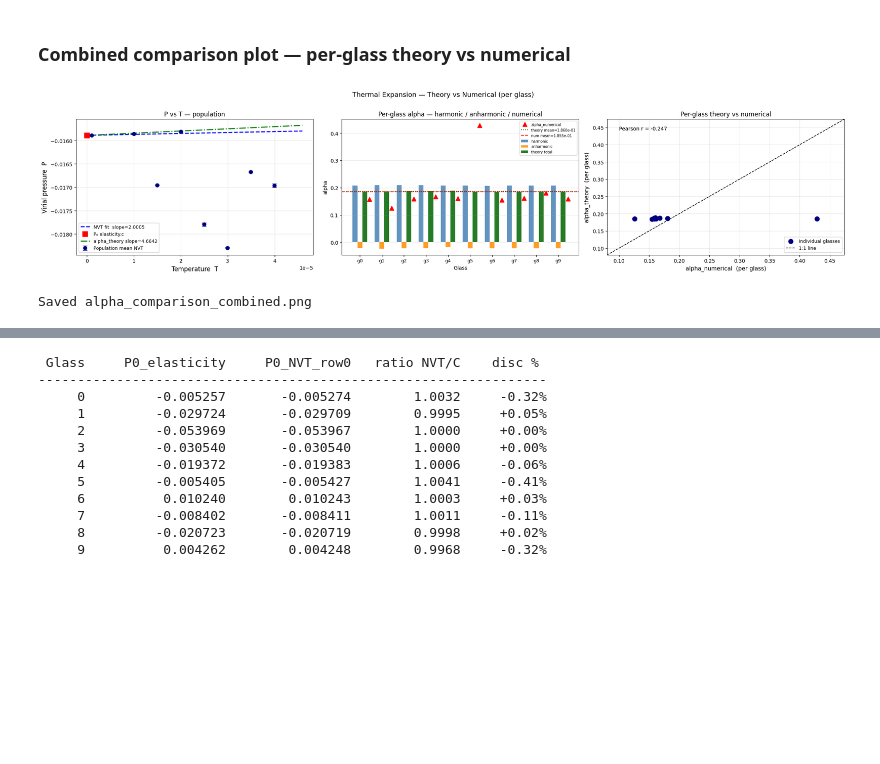
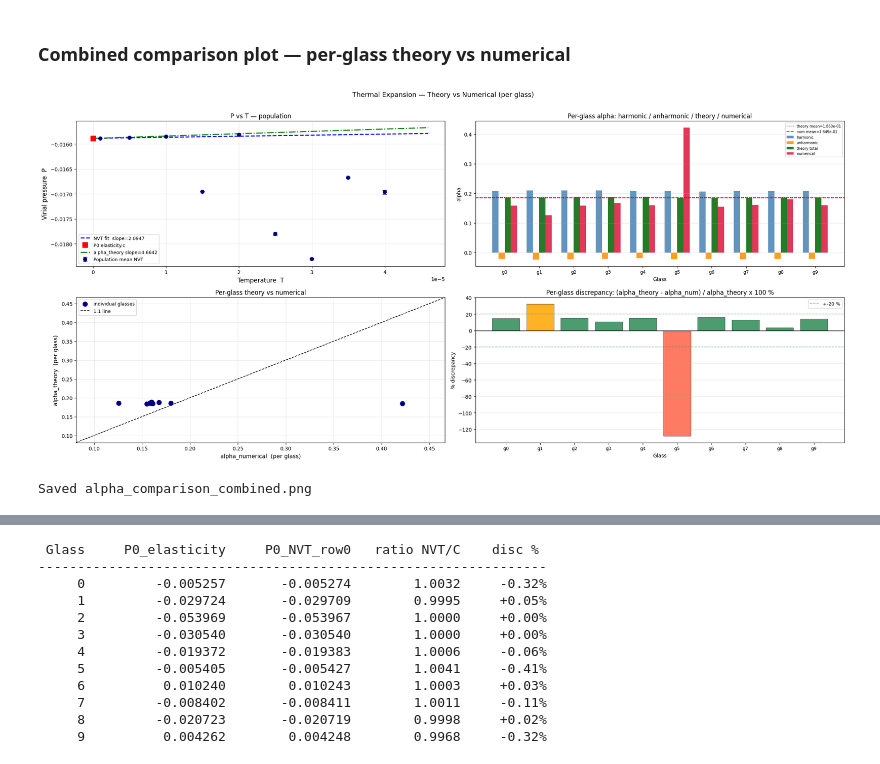
Before and after one commit to sangam28si24/glass_simulations_thermal_expansivity, a Jupyter notebook: LJ_glass/attempt_4/thermal_expansion_lj.ipynb, the cells around one changed output, grey strips where cells are left out. Drawn from its saved outputs; the diff is of its cells as text; code cells hidden in the pictures; blank space fills up the shorter version.

```diff
--- a/LJ_glass/attempt_4/thermal_expansion_lj.ipynb
+++ b/LJ_glass/attempt_4/thermal_expansion_lj.ipynb
@@ -589,10 +614,10 @@ DATA_DIR_C = "initial_files"
 
 alpha_num_path = os.path.join(DATA_DIR_C, "alpha_numerical.txt")
 with open(alpha_num_path, "w") as _f:
-    _f.write("# Numerical alpha — population mean and per-glass\n")
+    _f.write("# Numerical alpha — per-glass mean and per-glass values\n")
     _f.write(f"dPdT  {dPdT:.12g}\n")
     _f.write(f"K     {K_mean:.12g}\n")
-    _f.write(f"alpha {alpha:.12g}\n")
+    _f.write(f"alpha {alpha:.12g}\n")            # population alpha = dPdT / K_mean
     _f.write("# per-glass: glass  dPdT  K  alpha_numerical\n")
     for g in GLASSES:
         if g not in alpha_numerical:
@@ -602,6 +627,7 @@ with open(alpha_num_path, "w") as _f:
 
 print(f"Wrote {alpha_num_path}")
 print(f"  alpha_pop   = {alpha:+.6e}  ±  {alpha_err:.6e}")
+print(f"  alpha_num   = {alpha_num_mean:+.6e}  (std = {alpha_num_std:.6e})")
 print(f"  alpha_num per glass:")
 for g, av in alpha_numerical.items():
     print(f"    g{g}: {av:+.6e}")
@@ -745,72 +772,95 @@ else:
 if not results_path.exists():
     print("Run Cell 28 first.")
 else:
-    fig, axes = plt.subplots(1, 3, figsize=(22, 5))
+    fig, axes = plt.subplots(2, 2, figsize=(22, 10))
 
-    # Left: P vs T with per-glass fits and theory prediction
-    ax = axes[0]
+    #  Panel 1 (top-left): P vs T population
+    ax = axes[0, 0]
     T_line = np.linspace(0, T_arr.max() * 1.15, 300)
     ax.errorbar(T_arr, P_arr, yerr=E_arr, fmt='o', color='navy',
                 markersize=7, capsize=4, label='Population mean NVT', zorder=3)
     ax.plot(T_line, P0_fit + dPdT * T_line, 'b--', lw=2,
             label=f'NVT fit  slope={dPdT:.4f}')
-    ax.plot(0, P0_mean, 'rs', markersize=10, zorder=5, label='P₀ elasticity.c')
+    ax.plot(0, P0_mean, 'rs', markersize=10, zorder=5, label='P0 elasticity.c')
     dPdT_theory = alpha_theory_mean * K_mean
     ax.plot(T_line, P0_mean + dPdT_theory * T_line, 'g-.', lw=2,
             label=f'alpha_theory slope={dPdT_theory:.4f}')
     ax.set_xlabel('Temperature  T', fontsize=12)
     ax.set_ylabel('Virial pressure  P', fontsize=12)
     ax.set_title('P vs T — population')
-    ax.legend(fontsize=9); ax.grid(alpha=0.3)
+    ax.legend(fontsize=9)
+    ax.grid(alpha=0.3)
 
-    # Middle: per-glass bar chart
-    ax2 = axes[1]
-    x = np.arange(len(g_theory))
-    bw = 0.22
-    ax2.bar(x - bw,   alpha_harm_arr,   bw, label='harmonic',   color='steelblue',  alpha=0.85)
-    ax2.bar(x,        alpha_anharm_arr, bw, label='anharmonic', color='darkorange', alpha=0.85)
-    ax2.bar(x + bw,   alpha_theory_arr, bw, label='theory total', color='darkgreen', alpha=0.85)
-    # per-glass numerical as red dots
-    for i, g in enumerate(g_theory):
-        if g in alpha_numerical:
-            ax2.plot(x[i] + 2*bw, alpha_numerical[g], 'r^', ms=8, zorder=5,
-                     label='alpha_numerical' if i == 0 else '')
+    #  Panel 2 (top-right): per-glass bars — 4 series
+    ax2 = axes[0, 1]
+    x  = np.arange(len(g_theory))
+    bw = 0.18
+    ax2.bar(x - 1.5*bw, alpha_harm_arr,   bw, label='harmonic',     color='steelblue',  alpha=0.85)
+    ax2.bar(x - 0.5*bw, alpha_anharm_arr, bw, label='anharmonic',   color='darkorange', alpha=0.85)
+    ax2.bar(x + 0.5*bw, alpha_theory_arr, bw, label='theory total', color='darkgreen',  alpha=0.85)
+    # alpha_numerical as a bar (4th series)
+    an_arr_ordered = np.array([alpha_numerical.get(int(g), np.nan) for g in g_theory])
+    ax2.bar(x + 1.5*bw, an_arr_ordered,   bw, label='numerical',    color='crimson',    alpha=0.85)
     ax2.axhline(alpha_theory_mean, color='darkgreen', ls=':', lw=1.5,
                 label=f'theory mean={alpha_theory_mean:.3e}')
     ax2.axhline(alpha_num_mean, color='red', ls='--', lw=1.5,
                 label=f'num mean={alpha_num_mean:.3e}')
     ax2.set_xticks(x)
-    ax2.set_xticklabels([f'g{g}' for g in g_theory], fontsize=9)
-    ax2.set_xlabel('Glass'); ax2.set_ylabel('alpha')
-    ax2.set_title('Per-glass alpha — harmonic / anharmonic / numerical')
-    ax2.legend(fontsize=7); ax2.grid(axis='y', alpha=0.3)
+    ax2.set_xticklabels([f'g{int(g)}' for g in g_theory], fontsize=9)
+    ax2.set_xlabel('Glass')
+    ax2.set_ylabel('alpha')
+    ax2.set_title('Per-glass alpha: harmonic / anharmonic / theory / numerical')
+    ax2.legend(fontsize=7)
+    ax2.grid(axis='y', alpha=0.3)
 
-    # Right: theory vs numerical scatter (per glass)
-    ax3 = axes[2]
-    an_vals = np.array([alpha_numerical.get(g, np.nan) for g in g_theory])
-    valid = ~np.isnan(an_vals)
+    #  Panel 3 (bottom-left): theory vs numerical scatter
+    ax3 = axes[1, 0]
+    an_vals = np.array([alpha_numerical.get(int(g), np.nan) for g in g_theory])
+    valid   = ~np.isnan(an_vals)
     ax3.scatter(an_vals[valid], alpha_theory_arr[valid], color='navy', s=80, zorder=3,
                 label='individual glasses')
-    # 1:1 line
     all_vals = np.concatenate([an_vals[valid], alpha_theory_arr[valid]])
-    pad = (all_vals.max() - all_vals.min()) * 0.15
+    pad  = (all_vals.max() - all_vals.min()) * 0.15
     lims = (all_vals.min() - pad, all_vals.max() + pad)
     ax3.plot(lims, lims, 'k--', lw=1.2, label='1:1 line')
-    ax3.set_xlim(lims); ax3.set_ylim(lims)
+    ax3.set_xlim(lims)
+    ax3.set_ylim(lims)
     ax3.set_xlabel('alpha_numerical  (per glass)', fontsize=11)
     ax3.set_ylabel('alpha_theory  (per glass)', fontsize=11)
     ax3.set_title('Per-glass theory vs numerical')
-    ax3.legend(fontsize=9); ax3.grid(alpha=0.3)
-    # annotate correlation
-    if valid.sum() > 1:
-        cc = np.corrcoef(an_vals[valid], alpha_theory_arr[valid])[0, 1]
-        ax3.text(0.05, 0.92, f'Pearson r = {cc:.3f}', transform=ax3.transAxes, fontsize=10)
+    ax3.legend(fontsize=9)
+    ax3.grid(alpha=0.3)
+
+    #  Panel 4 (bottom-right): per-glass % discrepancy
+    ax4 = axes[1, 1]
+    discs, valid_idx = [], []
+    for i, g in enumerate(g_theory):
+        g_int = int(g)
+        if g_int in alpha_numerical and not np.isnan(an_vals[i]):
+            disc_pct = (alpha_theory_arr[i] - an_vals[i]) / abs(alpha_theory_arr[i]) * 100
+            discs.append(disc_pct)
+            valid_idx.append(i)
+    discs     = np.array(discs)
+    valid_idx = np.array(valid_idx)
+    bar_cols  = ['seagreen' if abs(d) < 20 else 'orange' if abs(d) < 50 else 'tomato'
+                 for d in discs]
+    ax4.bar(valid_idx, discs, color=bar_cols, alpha=0.85, edgecolor='black', lw=0.5)
+    ax4.axhline(0,    color='black',    lw=1.0)
+    ax4.axhline( 20,  color='seagreen', ls='--', lw=1.2, alpha=0.6, label='+-20 %')
+    ax4.axhline(-20,  color='seagreen', ls='--', lw=1.2, alpha=0.6)
+    ax4.set_xticks(valid_idx)
+    ax4.set_xticklabels([f'g{int(g_theory[i])}' for i in valid_idx], fontsize=9)
+    ax4.set_xlabel('Glass')
+    ax4.set_ylabel('% discrepancy')
+    ax4.set_title('Per-glass discrepancy: (alpha_theory - alpha_num) / alpha_theory x 100 %')
+    ax4.legend(fontsize=9)
+    ax4.grid(axis='y', alpha=0.3)
 
     fig.suptitle('Thermal Expansion — Theory vs Numerical (per glass)', fontsize=13, y=1.01)
     fig.tight_layout()
     plt.savefig(Path(DATA_DIR_C) / 'alpha_comparison_combined.png', dpi=150, bbox_inches='tight')
     plt.show()
     print("Saved alpha_comparison_combined.png")
 # %% [output]
-[figure, old version]
+[figure, new version]
 Saved alpha_comparison_combined.png
```
Also changed, not shown: parts of 17 cells of this notebook, 23 other files.
